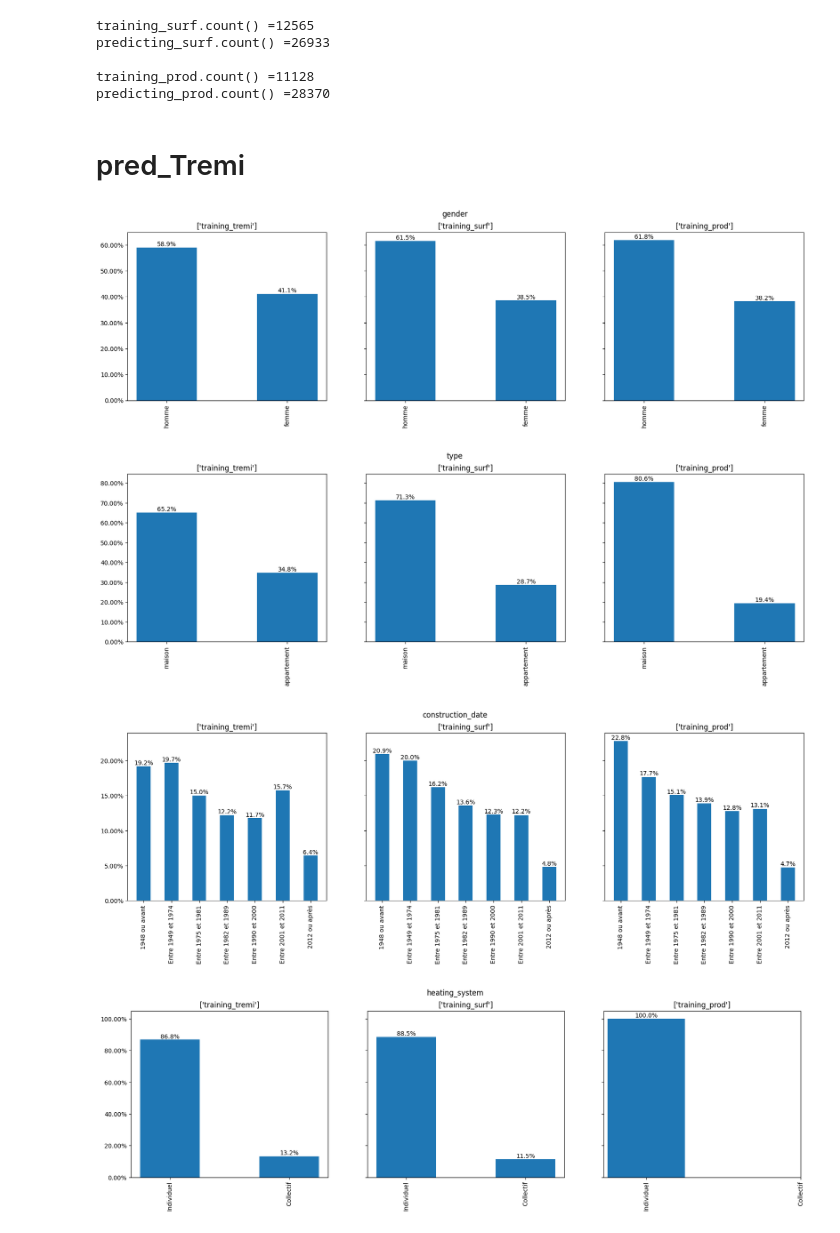
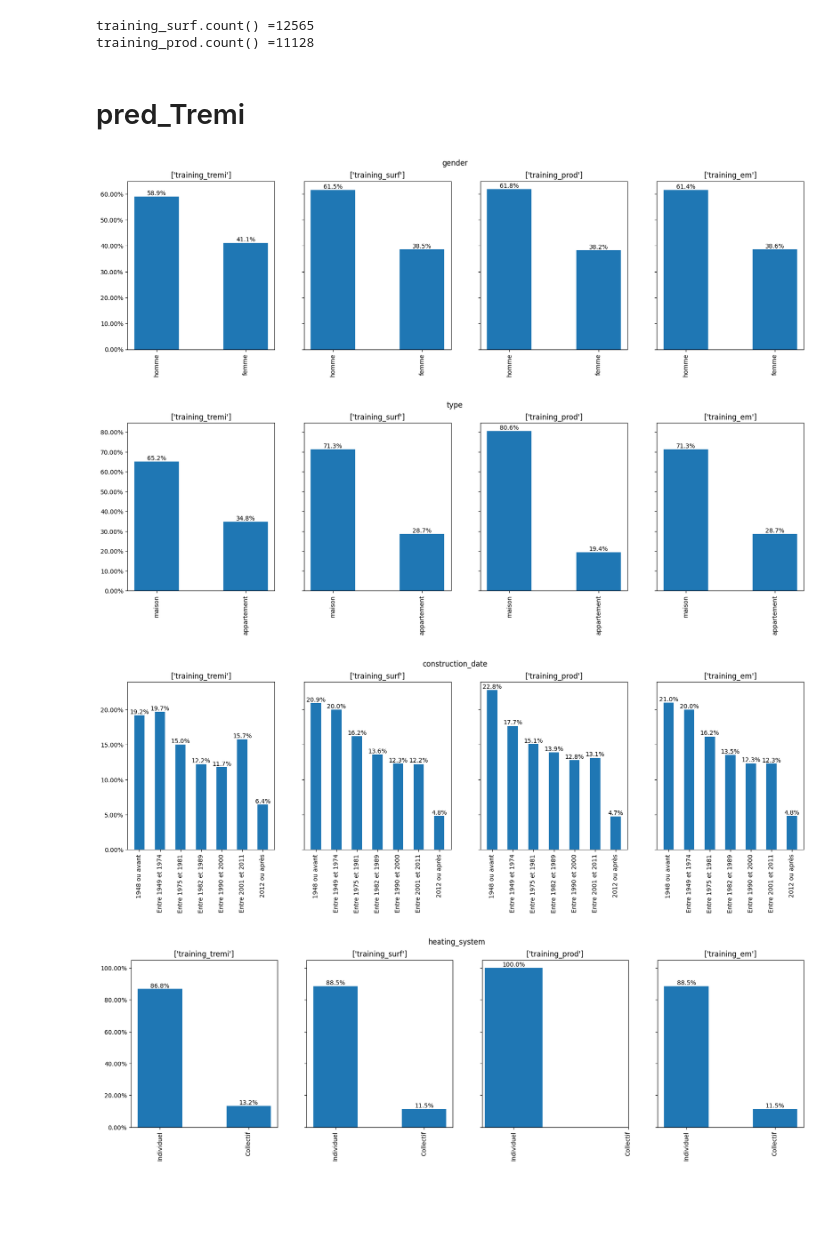
Before and after one commit to axrocheteau/renov_local, a Jupyter notebook: notebooks/insights.ipynb, the cells around one changed output. Cells and saved outputs as stored; diff of their text form; code cells hidden in the pictures; blank space fills up the shorter version.

Commit message:
surface and categorical

```diff
--- a/notebooks/insights.ipynb
+++ b/notebooks/insights.ipynb
@@ -21,7 +21,7 @@ spark.conf.set("spark.sql.legacy.timeParserPolicy", "LEGACY")
 # import files
 # File location and type
 file_location_array = [
-    {"location": "../training/pred_tremi.csv",
+    {"location": "../training/pred_tremi_old.csv",
         "name": "pred_tremi_full", "delimiter": ","},
     {"location": "../training/dico.csv", "name": "dictionary", "delimiter": "\t"}
 ]
@@ -50,6 +50,7 @@ training_tremi = (
     dataframes['pred_tremi_full'].withColumns({
         'surface': F.col('surface').cast('int'),
         'heating_production': F.col('heating_production').cast('int'),
+        'heating_emission': F.col('heating_emission').cast('int')
     })
 )
 
@@ -57,40 +58,34 @@ dictionary = dataframes['dictionary']
 # %%
 # split training and prediction datasets
 training_surf = training_tremi.filter(F.col('surface').isNotNull()).drop(
-    'heating_production')
-predicting_surf = training_tremi.filter(F.col('surface').isNull()).drop(
-    'heating_production')
+    'heating_production', 'heating_emission')
 
 training_prod = training_tremi.filter(
-    F.col('heating_production').isNotNull()).drop('surface')
-predicting_prod = training_tremi.filter(
-    F.col('heating_production').isNull()).drop('surface')
+    F.col('heating_production').isNotNull()).drop('surface', 'heating_emission')
+
+training_em = training_tremi.filter(
+    F.col('heating_emission').isNotNull()).drop('surface', 'heating_production')
 
 print(f"""
 {training_surf.count() =}
-{predicting_surf.count() =}\n
 {training_prod.count() =}
-{predicting_prod.count() =}\n
 """)
 # %% [output]
 training_surf.count() =12565
-predicting_surf.count() =26933
-
 training_prod.count() =11128
-predicting_prod.count() =28370
 # %% [markdown]
 # pred_Tremi
 # %%
-dfs = [training_tremi, training_surf, training_prod]
+dfs = [training_tremi, training_surf, training_prod, training_em]
 compare_repartition(dfs, dictionary, 'gender')
 compare_repartition(dfs, dictionary, 'type')
 compare_repartition(dfs, dictionary, 'construction_date')
 compare_repartition(dfs, dictionary, 'heating_system')
 compare_repartition(dfs, dictionary, 'occupation')
 compare_repartition(dfs, dictionary, 'nb_persons_home')
 compare_repartition(dfs, dictionary, 'income')
 # %% [output]
-[figure, old version]
+[figure, new version]
-[figure, old version]
+[figure, new version]
-[figure, old version]
+[figure, new version]
-[figure, old version]
+[figure, new version]
```
Also changed, not shown: parts of 4 cells of this notebook, 10 other files.
